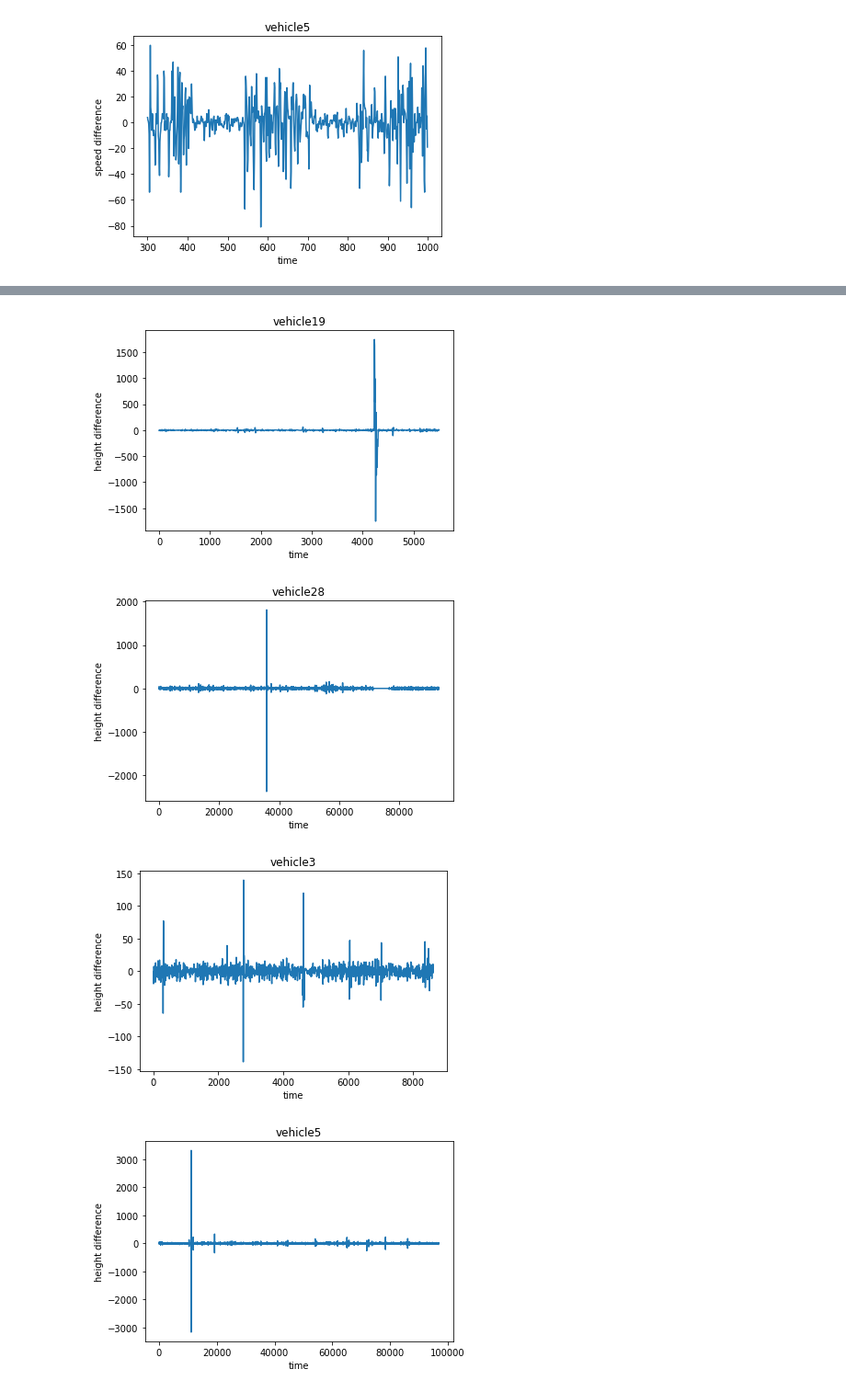
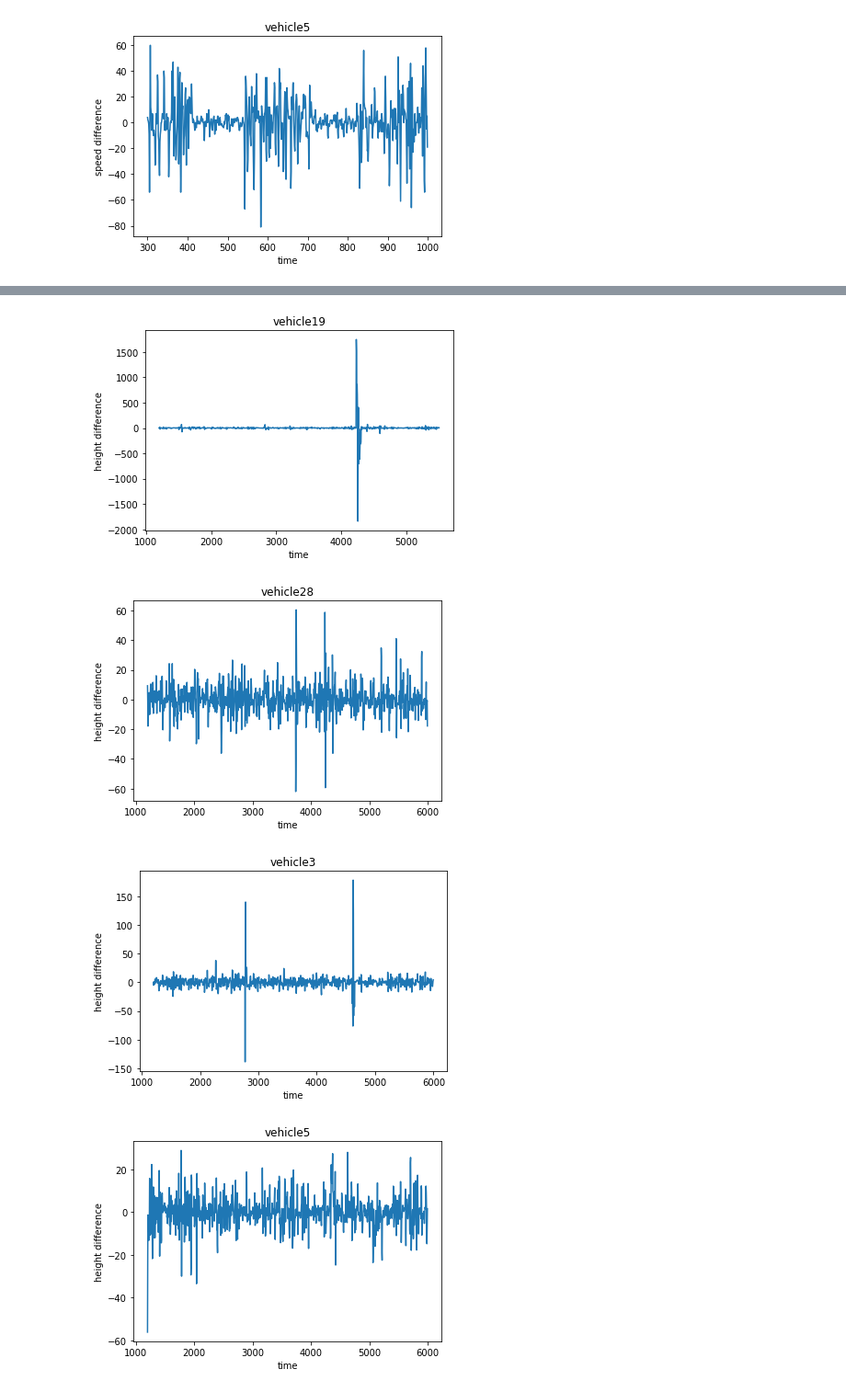
Before and after one commit to xoxai/gis_vehicles_ds_challenge, a Jupyter notebook: Driving Style Classification.ipynb, the cells around one changed output, grey strips where cells are left out. Shown at 92% size. Cells and saved outputs as stored; diff of their text form; code cells hidden in the pictures.

```diff
--- a/Driving Style Classification.ipynb
+++ b/Driving Style Classification.ipynb
@@ -119,21 +151,21 @@ for vehicle in vehicles:
 # %%
 # sliding window for height
-vehicles_data_speed_dif = pd.Series()
-w_length = 10  # running classifier: window length (sec)
-w_step = 5  # running classifier: window step  (sec)
+vehicles_data_height_dif = pd.Series()
+w_length = 8  # window length (sec)
+w_step = 4  # window step  (sec)
 
 
 for vehicle in vehicles:
     current_vehicle = vehicles_data[vehicle]
-    current_speed_list = current_vehicle.speedAndHeight.HEIGHT
-    w_start = np.arange(0, len(current_speed_list) - w_length, w_step)
-    vehicles_data_speed_dif[vehicle] = scores_windows = []
+    current_height_list = current_vehicle.speedAndHeight.HEIGHT
+    w_start = np.arange(0, len(current_height_list) - w_length, w_step)
+    vehicles_data_height_dif[vehicle] = scores_windows = []
 
     for n in w_start:
-        vehicles_data_speed_dif[vehicle].append(current_speed_list[n + w_length] - current_speed_list[n])
+        vehicles_data_height_dif[vehicle].append(current_height_list[n + w_length] - current_height_list[n])
 
     plt.figure()
-    plt.plot(w_start, vehicles_data_speed_dif[vehicle])
+    plt.plot(w_start[300:1500], vehicles_data_height_dif[vehicle][300:1500])
     plt.xlabel('time')
     plt.ylabel('height difference')
     plt.title(vehicle)
@@ -143,4 +175,4 @@ for vehicle in vehicles:
-[figure, old version]
+[figure, new version]
-[figure, old version]
+[figure, new version]
-[figure, old version]
+[figure, new version]
-[figure, old version]
+[figure, new version]
```
Also changed, not shown: parts of 17 cells of this notebook.
